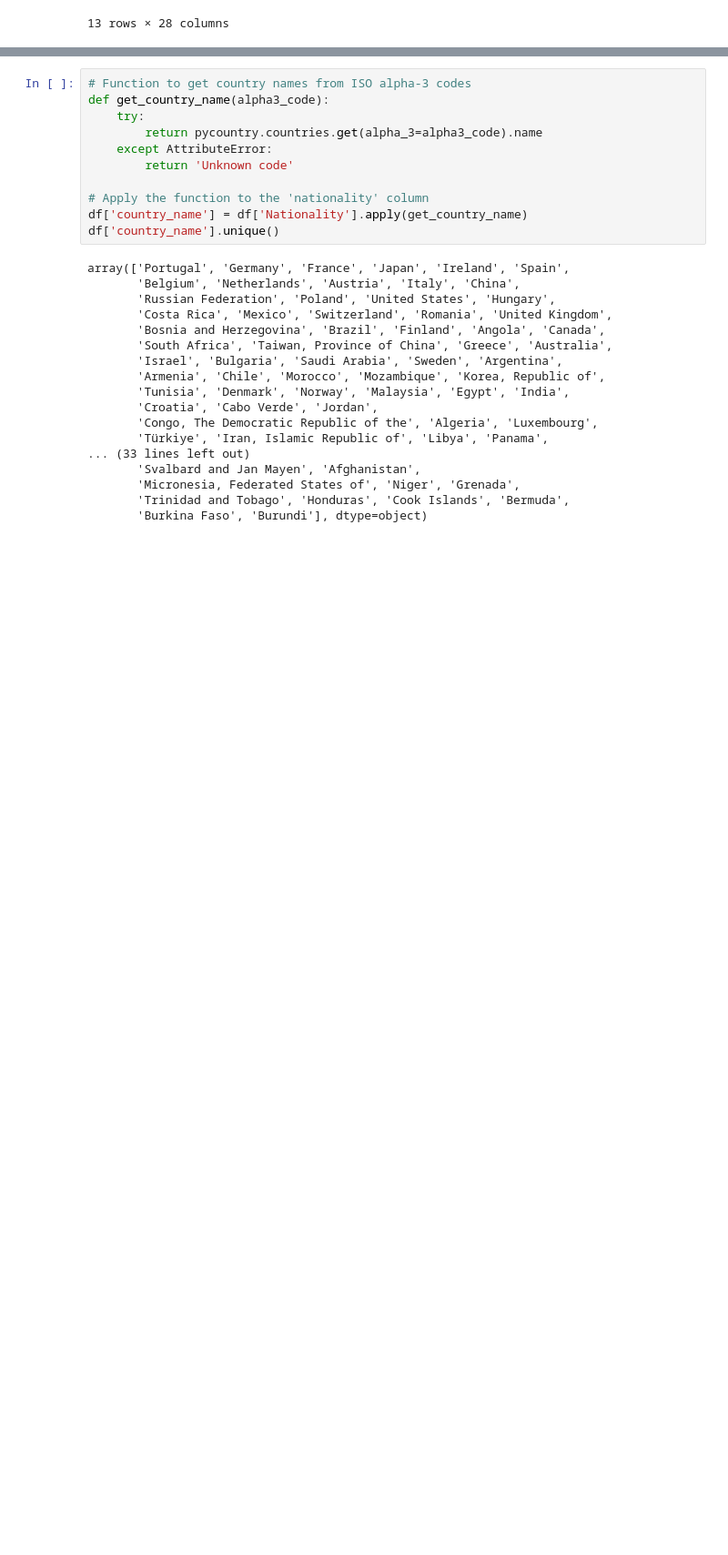
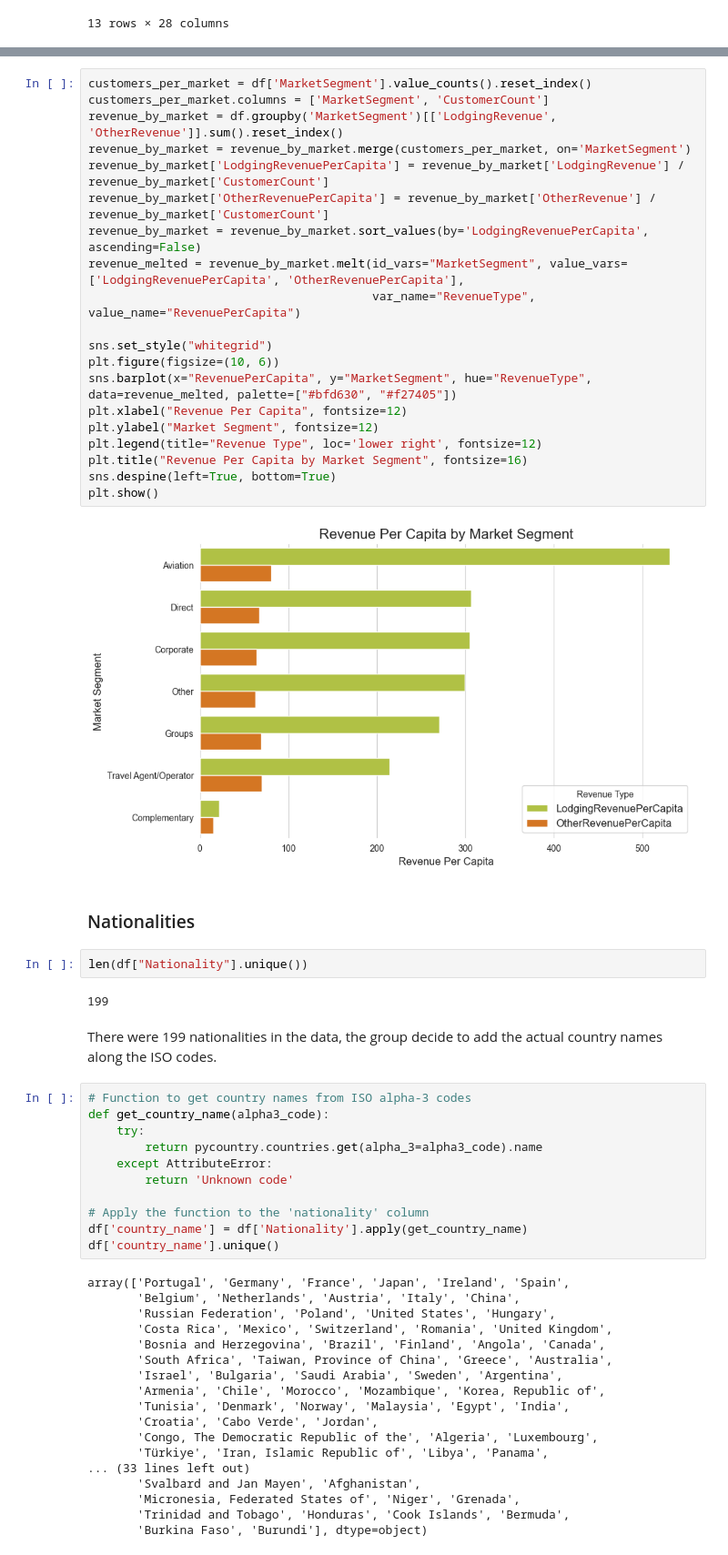
Before and after one commit to mikefferreira/BusinessCases, a Jupyter notebook: CASE1/Group_W_Case_1.ipynb, the cells around one changed output, grey strips where cells are left out. Shown at 91% size. Saved outputs shown, nothing was run; the diff lists cells and outputs as text; blank space fills up the shorter version.

```diff
--- a/CASE1/Group_W_Case_1.ipynb
+++ b/CASE1/Group_W_Case_1.ipynb
@@ -364,3 +453,33 @@ array(['PRT', 'DEU', 'FRA', 'JPN', 'IRL', 'ESP', 'BEL', 'NLD', 'AUT',
+# %%
+customers_per_market = df['MarketSegment'].value_counts().reset_index()
+customers_per_market.columns = ['MarketSegment', 'CustomerCount']
+revenue_by_market = df.groupby('MarketSegment')[['LodgingRevenue', 'OtherRevenue']].sum().reset_index()
+revenue_by_market = revenue_by_market.merge(customers_per_market, on='MarketSegment')
+revenue_by_market['LodgingRevenuePerCapita'] = revenue_by_market['LodgingRevenue'] / revenue_by_market['CustomerCount']
+revenue_by_market['OtherRevenuePerCapita'] = revenue_by_market['OtherRevenue'] / revenue_by_market['CustomerCount']
+revenue_by_market = revenue_by_market.sort_values(by='LodgingRevenuePerCapita', ascending=False)
+revenue_melted = revenue_by_market.melt(id_vars="MarketSegment", value_vars=['LodgingRevenuePerCapita', 'OtherRevenuePerCapita'],
+                                        var_name="RevenueType", value_name="RevenuePerCapita")
+
+sns.set_style("whitegrid")
+plt.figure(figsize=(10, 6))
+sns.barplot(x="RevenuePerCapita", y="MarketSegment", hue="RevenueType", data=revenue_melted, palette=["#bfd630", "#f27405"])
+plt.xlabel("Revenue Per Capita", fontsize=12)
+plt.ylabel("Market Segment", fontsize=12)
+plt.legend(title="Revenue Type", loc='lower right', fontsize=12)
+plt.title("Revenue Per Capita by Market Segment", fontsize=16)
+sns.despine(left=True, bottom=True)
+plt.show()
+# %% [output]
+[figure, added]
+# %% [markdown]
+### Nationalities
+# %%
+len(df["Nationality"].unique())
+# %% [output]
+199
+# %% [markdown]
+There were 199 nationalities in the data, the group decide to add the actual country names along the ISO codes.
 # %%
 # Function to get country names from ISO alpha-3 codes
 def get_country_name(alpha3_code):
```
Also changed, not shown: parts of 91 cells of this notebook.
